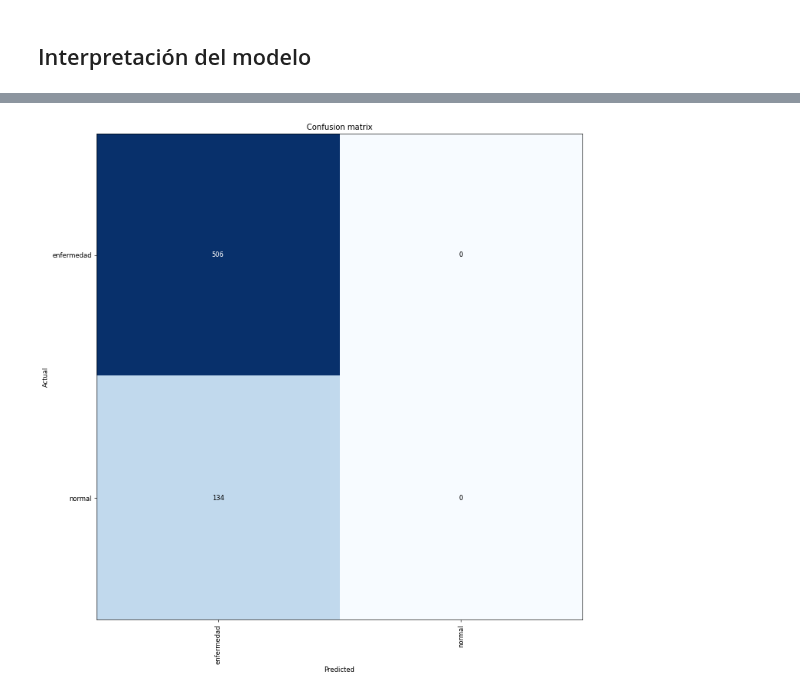
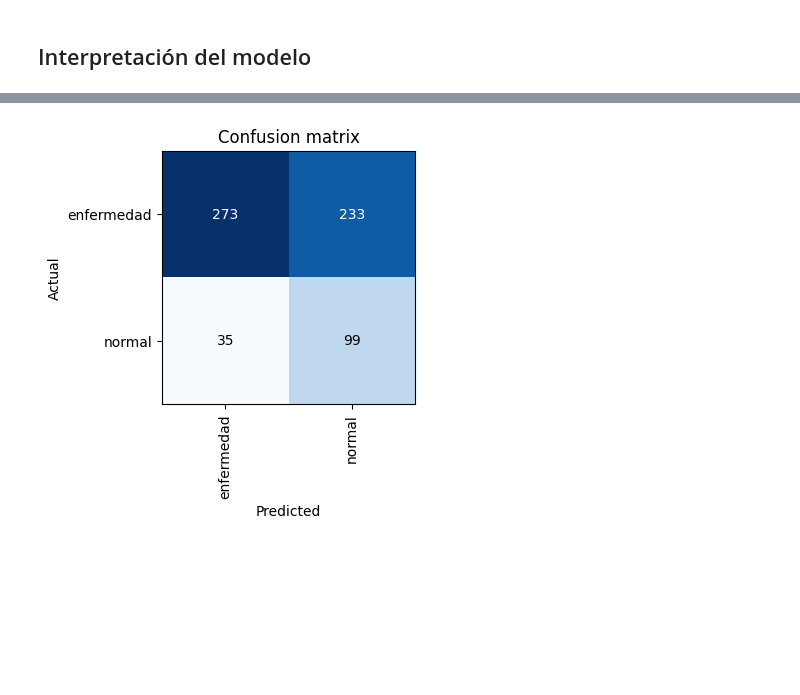
Before and after one commit to dirudiez/TFM_DiegoRudiez, a Jupyter notebook: Binario_FL_inception_v3.ipynb, the cells around one changed output, grey strips where cells are left out. Drawn from its saved outputs; the diff is of its cells as text; code cells hidden in the pictures; blank space fills up the shorter version.

```diff
--- a/Binario_FL_inception_v3.ipynb
+++ b/Binario_FL_inception_v3.ipynb
@@ -205,12 +196,12 @@ learn.export('modeloBinario_inception_v3.pkl')
 # %% [markdown]
 ## Interpretación del modelo
 # %%
-learn_inf = load_learner('modeloBinario_inception_v3.pkl')
+learn_inf = load_learner('Binario_FL_inception_v3.pkl')
 learnInterp = cnn_learner(dls,resnet18).to_fp16()
 learnInterp.model = learn_inf.model
 interp = ClassificationInterpretation.from_learner(learnInterp)
-interp.plot_confusion_matrix(figsize=(12,12),dpi=60)
+interp.plot_confusion_matrix(figsize=(4,4),dpi=100)
 # %% [output]
 [interactive output not drawn]
 [interactive output not drawn]
-[figure, old version]
+[figure, new version]
```
Also changed, not shown: parts of 12 cells of this notebook.
